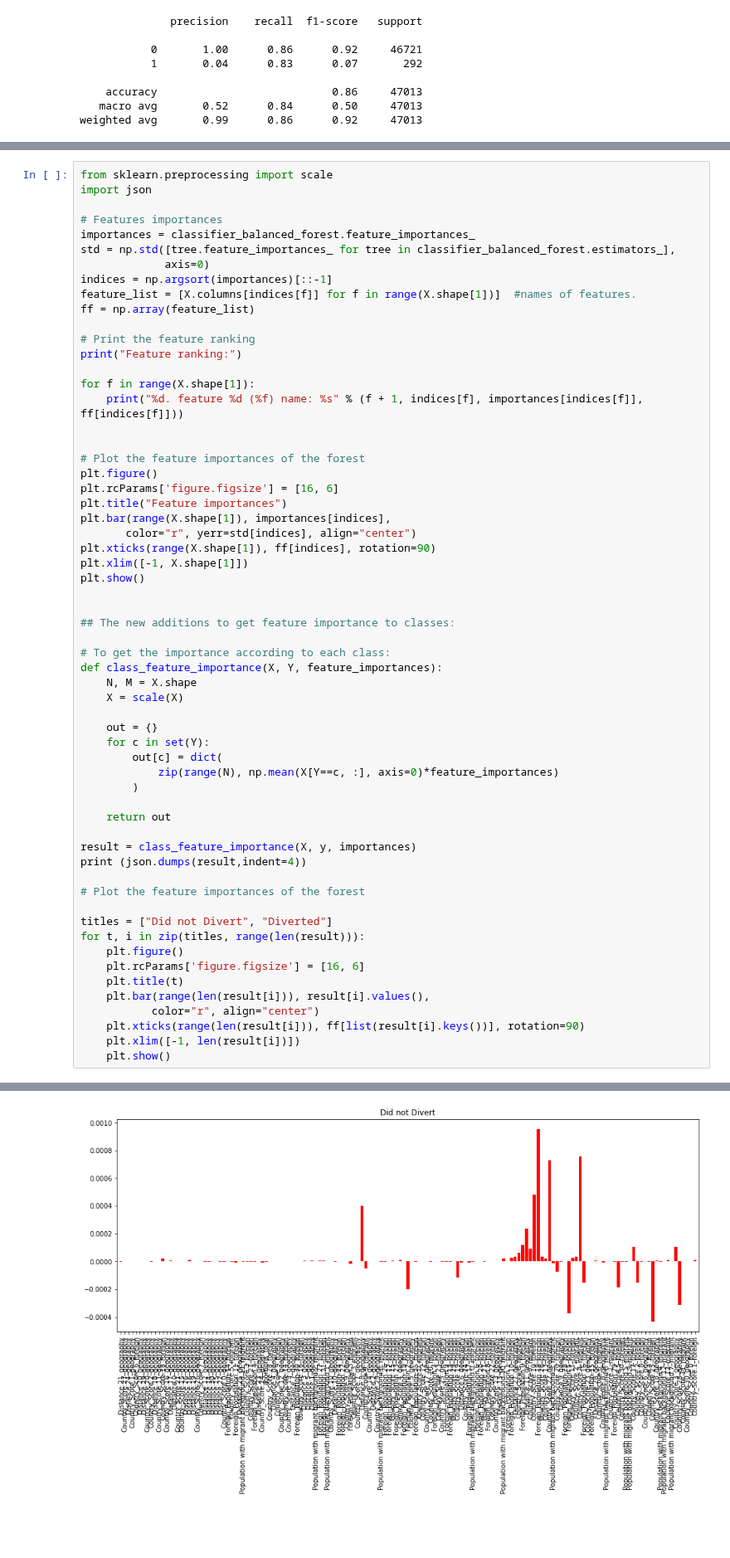
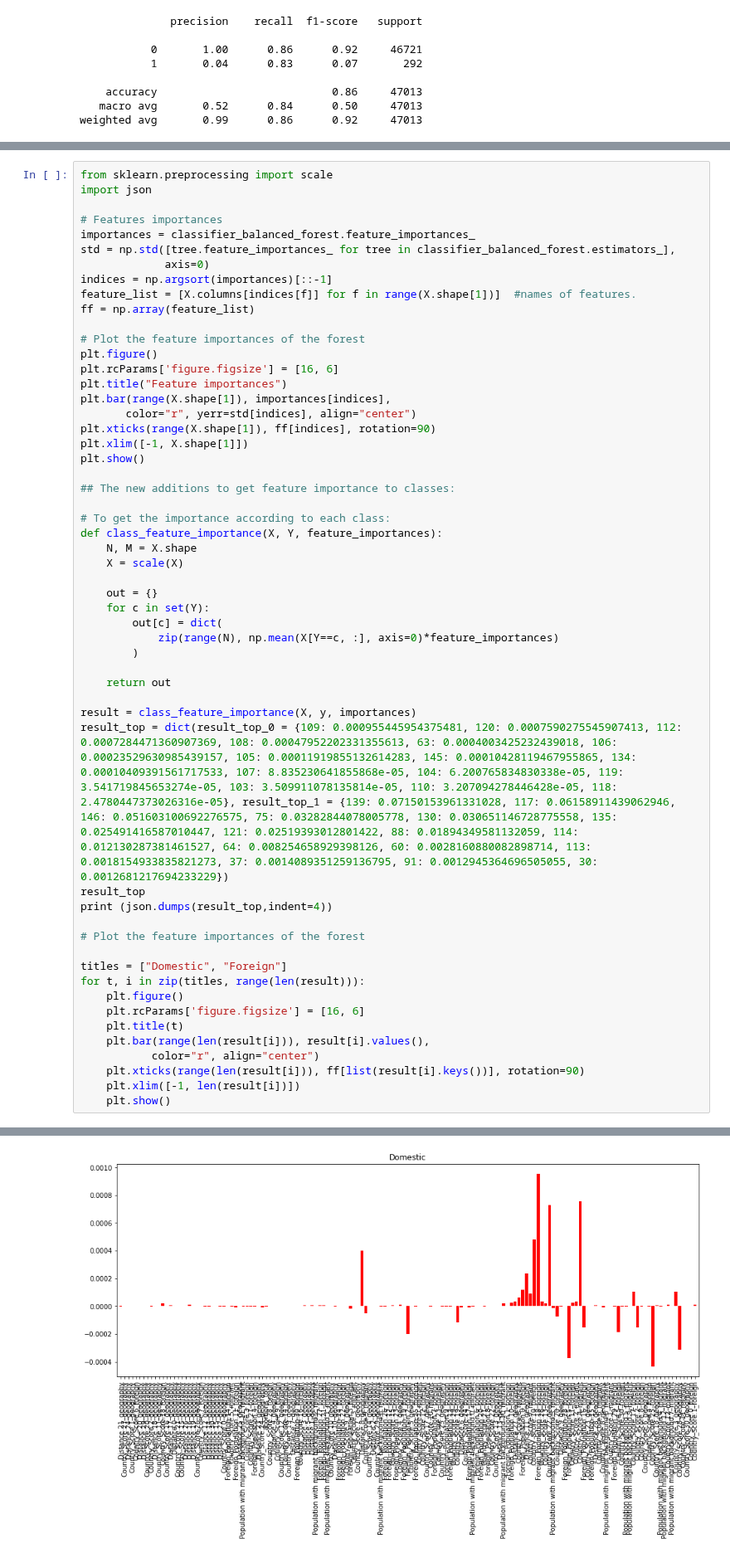
Before and after one commit to Alvaroguijarro97/ML_Group_Project, a Jupyter notebook: Dataframes_combined.ipynb, the cells around one changed output, grey strips where cells are left out. Shown at 83% size. Cells and saved outputs as stored; diff of their text form; blank space fills up the shorter version.

```diff
--- a/Dataframes_combined.ipynb
+++ b/Dataframes_combined.ipynb
@@ -693,13 +693,6 @@ indices = np.argsort(importances)[::-1]
 feature_list = [X.columns[indices[f]] for f in range(X.shape[1])]  #names of features.
 ff = np.array(feature_list)
 
-# Print the feature ranking
-print("Feature ranking:")
-
-for f in range(X.shape[1]):
-    print("%d. feature %d (%f) name: %s" % (f + 1, indices[f], importances[indices[f]], ff[indices[f]]))
-
-
 # Plot the feature importances of the forest
 plt.figure()
 plt.rcParams['figure.figsize'] = [16, 6]
@@ -709,7 +702,6 @@ plt.bar(range(X.shape[1]), importances[indices],
 plt.xticks(range(X.shape[1]), ff[indices], rotation=90)
 plt.xlim([-1, X.shape[1]])
 plt.show()
-
 
 ## The new additions to get feature importance to classes:
 
@@ -727,11 +719,13 @@ def class_feature_importance(X, Y, feature_importances):
     return out
 
 result = class_feature_importance(X, y, importances)
-print (json.dumps(result,indent=4))
+result_top = dict(result_top_0 = {109: 0.000955445954375481, 120: 0.0007590275545907413, 112: 0.0007284471360907369, 108: 0.00047952202331355613, 63: 0.0004003425232439018, 106: 0.00023529630985439157, 105: 0.00011919855132614283, 145: 0.00010428119467955865, 134: 0.00010409391561717533, 107: 8.835230641855868e-05, 104: 6.200765834830338e-05, 119: 3.541719845653274e-05, 103: 3.509911078135814e-05, 110: 3.207094278446428e-05, 118: 2.4780447373026316e-05}, result_top_1 = {139: 0.07150153961331028, 117: 0.06158911439062946, 146: 0.051603100692276575, 75: 0.03282844078005778, 130: 0.030651146728775558, 135: 0.025491416587010447, 121: 0.02519393012801422, 88: 0.01894349581132059, 114: 0.012130287381461527, 64: 0.008254658929398126, 60: 0.0028160880082898714, 113: 0.0018154933835821273, 37: 0.0014089351259136795, 91: 0.0012945364696505055, 30: 0.0012681217694233229})
+result_top
+print (json.dumps(result_top,indent=4))
 
 # Plot the feature importances of the forest
 
-titles = ["Did not Divert", "Diverted"]
+titles = ["Domestic", "Foreign"]
 for t, i in zip(titles, range(len(result))):
     plt.figure()
     plt.rcParams['figure.figsize'] = [16, 6]
@@ -780,2 +757,2 @@ Feature ranking:
-[figure, old version]
+[figure, new version]
 [figure]
```
Also changed, not shown: parts of 6 cells of this notebook.
